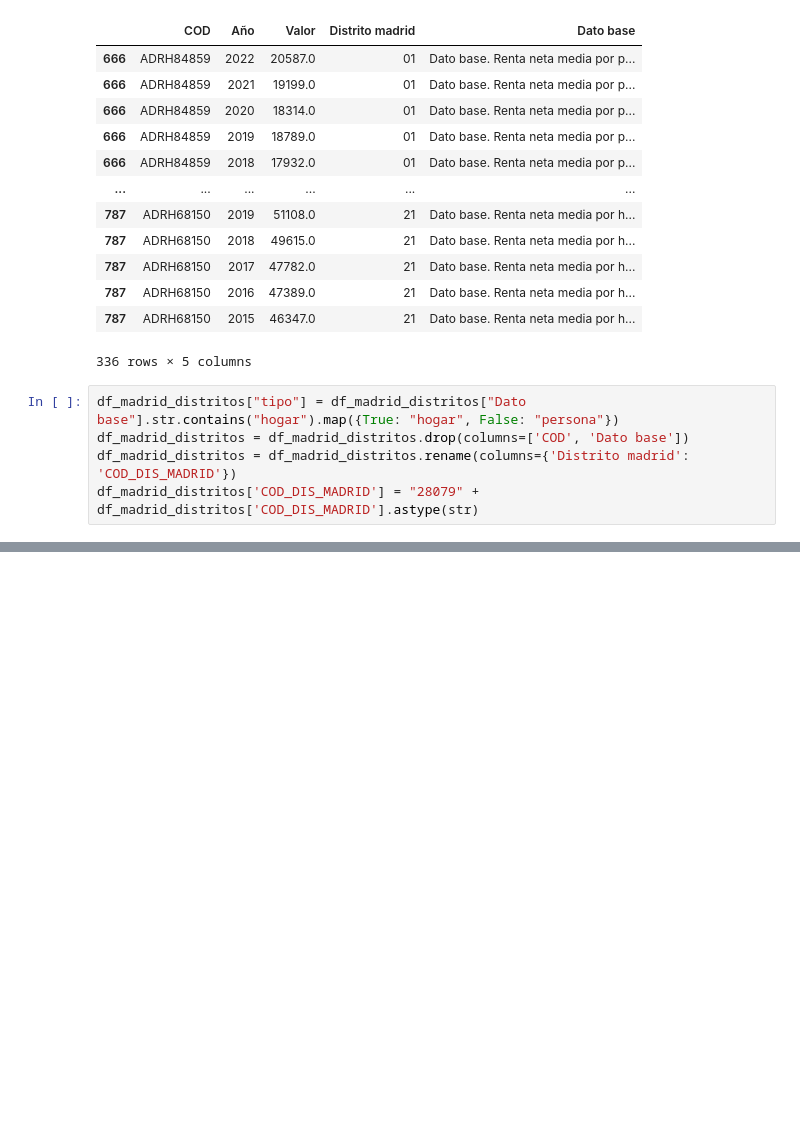
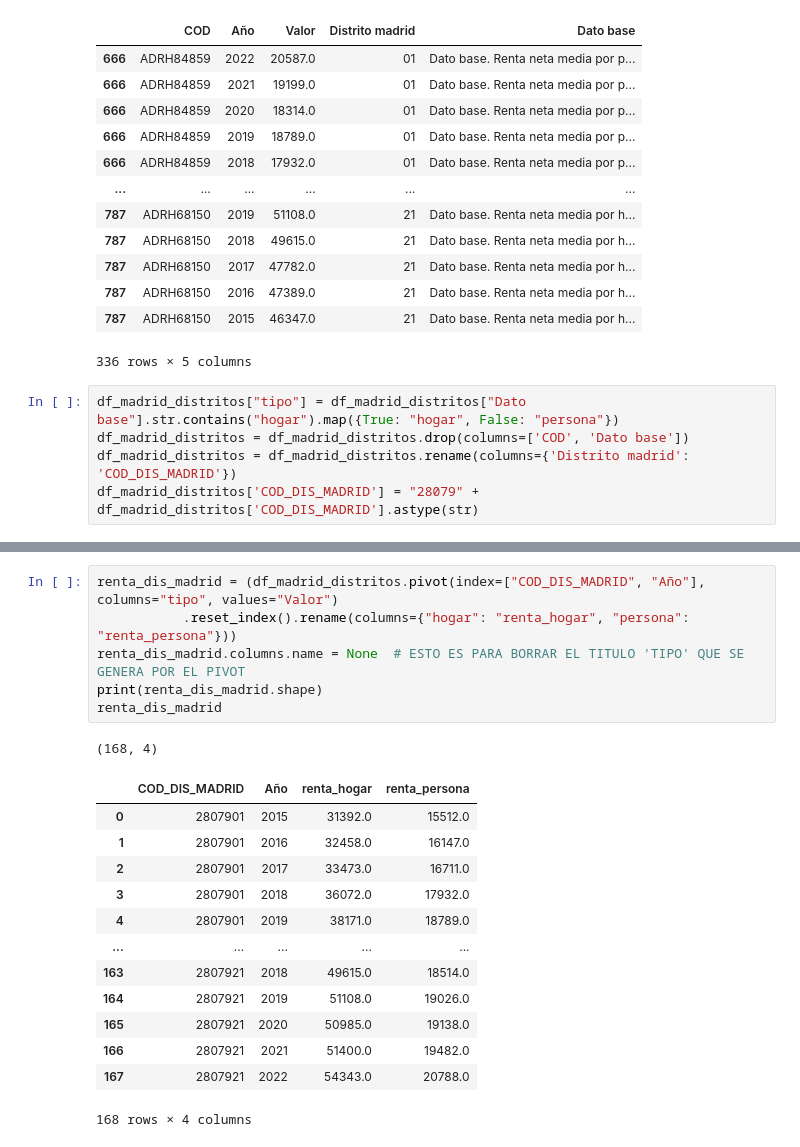
Before and after one commit to Juancarlosdelmarlostanau/proyecto-radar-de-inversion, a Jupyter notebook: renta_distrito.ipynb, the cells around one changed output, grey strips where cells are left out. Drawn from its saved outputs; the diff is of its cells as text; blank space fills up the shorter version.

Commit message:
tablas listas para sql

```diff
--- a/renta_distrito.ipynb
+++ b/renta_distrito.ipynb
@@ -106,0 +103,21 @@ df_madrid_distritos.head(40)
+# %%
+renta_dis_madrid = (df_madrid_distritos.pivot(index=["COD_DIS_MADRID", "Año"], columns="tipo", values="Valor")
+           .reset_index().rename(columns={"hogar": "renta_hogar", "persona": "renta_persona"}))
+renta_dis_madrid.columns.name = None  # ESTO ES PARA BORRAR EL TITULO 'TIPO' QUE SE GENERA POR EL PIVOT
+print(renta_dis_madrid.shape)
+renta_dis_madrid
+# %% [output]
+(168, 4)
+|  | COD_DIS_MADRID | Año | renta_hogar | renta_persona |
+| 0 | 2807901 | 2015 | 31392.0 | 15512.0 |
+| 1 | 2807901 | 2016 | 32458.0 | 16147.0 |
+| 2 | 2807901 | 2017 | 33473.0 | 16711.0 |
+| 3 | 2807901 | 2018 | 36072.0 | 17932.0 |
+| 4 | 2807901 | 2019 | 38171.0 | 18789.0 |
+| ... | ... | ... | ... | ... |
+| 163 | 2807921 | 2018 | 49615.0 | 18514.0 |
+| 164 | 2807921 | 2019 | 51108.0 | 19026.0 |
+| 165 | 2807921 | 2020 | 50985.0 | 19138.0 |
+| 166 | 2807921 | 2021 | 51400.0 | 19482.0 |
+| 167 | 2807921 | 2022 | 54343.0 | 20788.0 |
+168 rows × 4 columns
```
Also changed, not shown: parts of 1 cell of this notebook, 4 other files.
